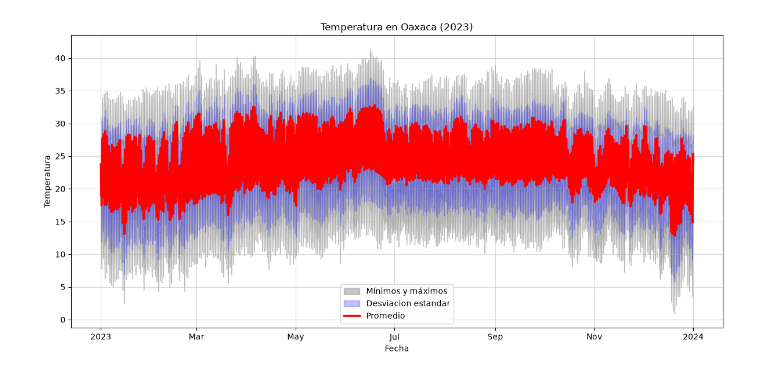
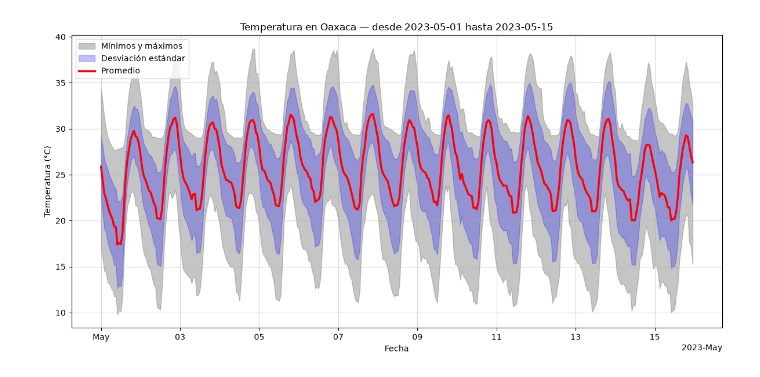
Before and after one commit to Esmeralda0600/oaxaca_morelos_era5, a Jupyter notebook: notebooks/001_EDA.ipynb, the cells around one changed output. Cells and saved outputs as stored; diff of their text form; code cells hidden in the pictures.

```diff
--- a/notebooks/001_EDA.ipynb
+++ b/notebooks/001_EDA.ipynb
@@ -26,3 +42,12 @@ def temperatura_celsius(estado, variable = "t2m"):
 
 oax["t2m_celsius"] = temperatura_celsius(oax, "t2m")
 mor["t2m_celsius"] = temperatura_celsius(mor, "t2m")
+# %%
+def radiacion_w_m2(estado, variable = "ssrd"):
+    """Convierte la radiación solar acumulada por hora de J/m2 a W/m2."""
+
+    return estado[variable] / 3600.0
+
+
+oax["ssrd_watts"] = radiacion_w_m2(oax, "ssrd")
+mor["ssrd_watts"] = radiacion_w_m2(mor, "ssrd")
@@ -29,50 +86,64 @@ mor["t2m_celsius"] = temperatura_celsius(mor, "t2m")
 # %%
-import matplotlib.pyplot as plt
-
-def graficar_temperatura_desviacion(estado, nombre_estado, variable="t2m_celsius"):
+def graficar_temperatura_desviacion(estado, nombre_estado, variable="t2m_celsius", fecha_inicio=None, fecha_fin=None):
     """Función para graficar una serie temporal con el promedio espacial, desviación estándar y mínimos-máximos.
 
-        Args:
-            estado (xarray.Dataset): Conjunto de datos climatológicos con dimensiones de tiempo, latitud y longitud.
-            nombre_estado (str): Nombre de la entidad federativa para personalizar el título del gráfico.
-            variable (str, optional): Nombre de la variable a procesar. Defaults to "t2m_celsius".
-        """
+    Permite recortar la serie por un rango de fechas. Si no se especifican, grafica el año completo.
+
+    Args:
+        estado (xarray.Dataset): Conjunto de datos climatológicos con dimensiones de tiempo, latitud y longitud.
+        nombre_estado (str): Nombre de la entidad federativa para personalizar el título del gráfico.
+        variable (str, optional): Nombre de la variable a procesar. Defaults to "t2m_celsius".
+        fecha_inicio (str, optional): Fecha inicial en formato 'YYYY-MM-DD'. Defaults to None.
+        fecha_fin (str, optional): Fecha final en formato 'YYYY-MM-DD'. Defaults to None.
+    """
+
+    estado_filtrado = estado
 
 
-    promedio = estado[variable].mean(dim=["latitude", "longitude"])
-    std = estado[variable].std(dim=["latitude", "longitude"])
-    max = estado[variable].max(dim=["latitude", "longitude"])
-    min = estado[variable].min(dim=["latitude", "longitude"])
+    if fecha_inicio and fecha_fin:
+        estado_filtrado = estado.sel(time=slice(fecha_inicio, fecha_fin))
+        titulo_fecha = f"desde {fecha_inicio} hasta {fecha_fin}"
+    elif fecha_inicio:
+        estado_filtrado = estado.sel(time=slice(fecha_inicio, None))
+        titulo_fecha = f"desde {fecha_inicio}"
+    else:
+        titulo_fecha = "Año Completo (2023)"
+
+    promedio = estado_filtrado[variable].mean(dim=["latitude", "longitude"])
+    std = estado_filtrado[variable].std(dim=["latitude", "longitude"])
+    v_max = estado_filtrado[variable].max(dim=["latitude", "longitude"])
+    v_min = estado_filtrado[variable].min(dim=["latitude", "longitude"])
 
     _, ax = plt.subplots(figsize=(12, 6))
 
     ax.fill_between(promedio.time,
-                     min,
-                     max,
-                     color="gray", alpha = 0.45,label="Mínimos y máximos"
-                     )
+                    v_min,
+                    v_max,
+                    color="gray", alpha=0.45, label="Mínimos y máximos"
+                    )
 
     ax.fill_between(promedio.time,
-                     promedio - std,
-                     promedio + std,
-                     color="blue", alpha=0.25, label="Desviacion estandar"
-                     )
+                    promedio - std,
+                    promedio + std,
+                    color="blue", alpha=0.25, label="Desviación estándar"
+                    )
 
-    promedio.plot(color="red", linewidth=2.5, label="Promedio")
 
-    ax.set_title(f"Temperatura en {nombre_estado} (2023)")
+    promedio.plot(color="red", linewidth=2.5, label="Promedio", ax=ax)
+
+
+    ax.set_title(f"Temperatura en {nombre_estado} — {titulo_fecha}")
     ax.set_xlabel("Fecha")
-    ax.set_ylabel("Temperatura")
-    ax.grid(True, alpha =0.5)
+    ax.set_ylabel("Temperatura (°C)" if "celsius" in variable else "Temperatura")
+    ax.grid(True, alpha=0.5)
     ax.legend()
 
     plt.tight_layout()
     plt.show()
 
-graficar_temperatura_desviacion(oax, "Oaxaca")
-#graficar_temperatura_estado(mor, "Morelos")
+graficar_temperatura_desviacion(oax, "Oaxaca", "t2m_celsius", "2023-05-01", "2023-05-15")
 # %% [output]
-[figure, old version]
+[figure, new version]
 # %%
 import matplotlib.pyplot as plt
 
```
Also changed, not shown: parts of 6 cells of this notebook.
